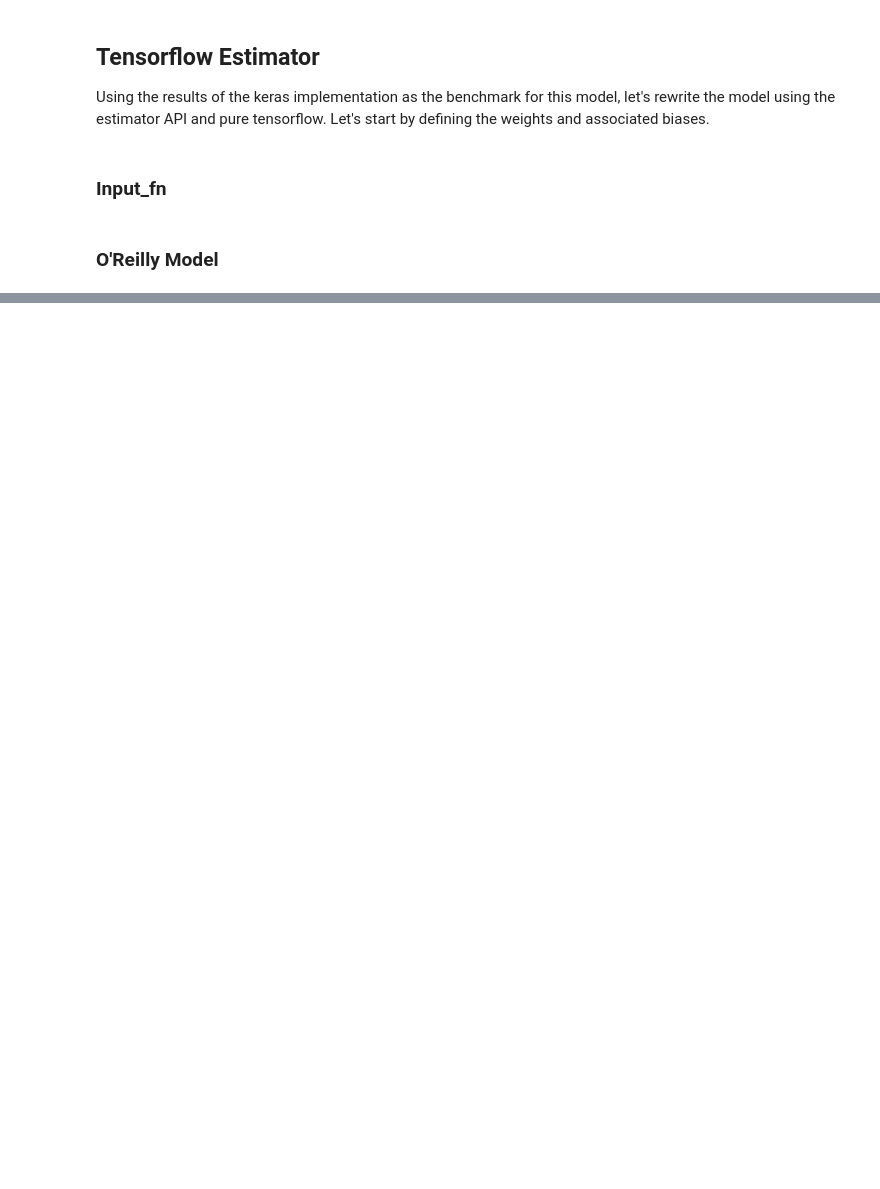
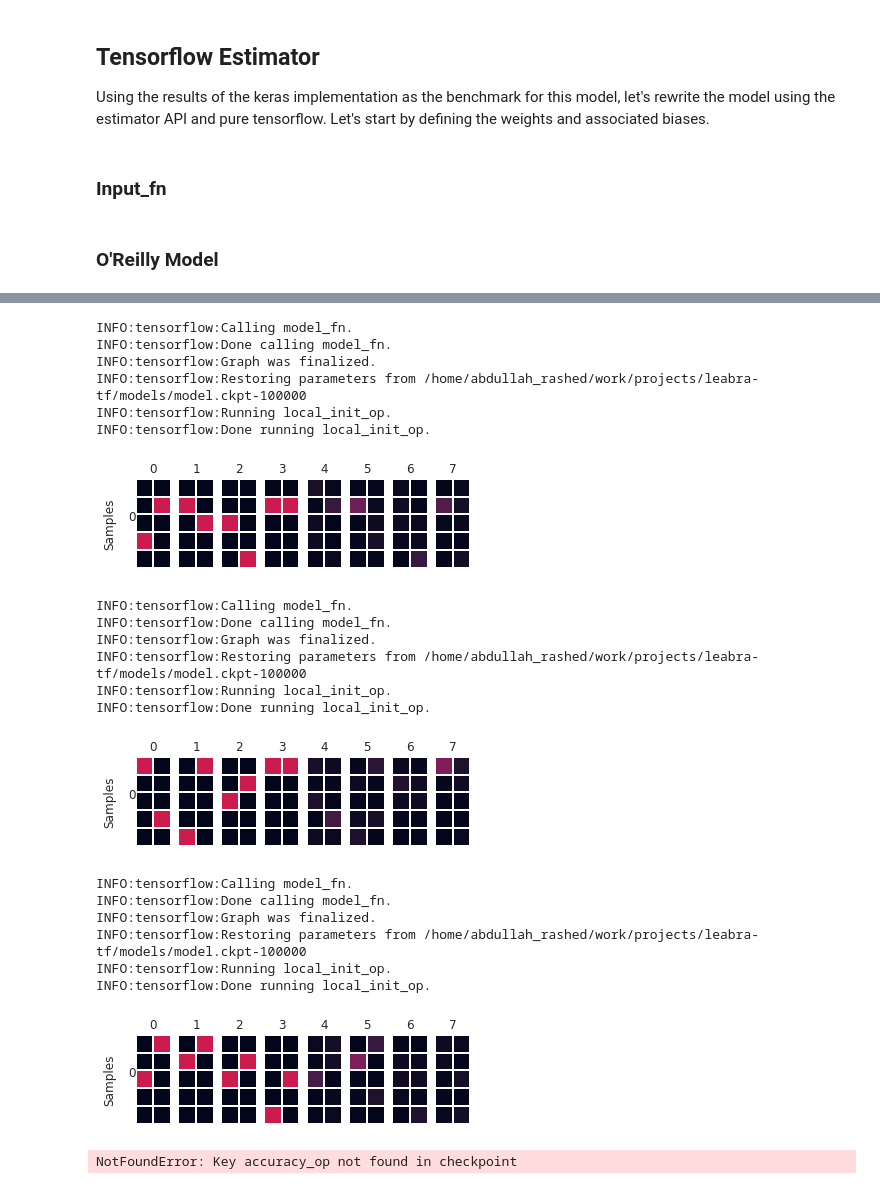
Before and after one commit to apra93/leabra-tf, a Jupyter notebook: docs/source/notebooks/0.3-BP-Model-in-Tensorflow.ipynb, the cells around one changed output, grey strips where cells are left out. Drawn from its saved outputs; the diff is of its cells as text; code cells hidden in the pictures; blank space fills up the shorter version.

```diff
--- a/docs/source/notebooks/0.3-BP-Model-in-Tensorflow.ipynb
+++ b/docs/source/notebooks/0.3-BP-Model-in-Tensorflow.ipynb
@@ -227,9 +221,9 @@ def oreilly_model(inputs):
     # Reshape for hidden layer
     x = tf.reshape(x, shape=[-1, N_INPUTS])
     # Single hidden layer
-    x = tf.sigmoid(x * weights['h1'] + biases['b1'])
+    x = tf.layers.dense(x, N_HIDDEN_1, activation='sigmoid')
     # Output layer
-    x = tf.sigmoid(x * weights['out'] + biases['out'])
+    x = tf.layers.dense(x, N_OUTPUTS, activation='sigmoid')
     # Reshape for labels
     return tf.reshape(x, shape=[-1, STACK, SIZE, DIMS])
 # %%
@@ -242,8 +236,8 @@ def oreilly_model_fn(features, labels, mode):
         return tf.estimator.EstimatorSpec(mode, predictions=logits)
 
     # Define loss and optimizer
-    loss_op = tf.reduce_mean(tf.nn.cross_entropy_with_logits_v2(
-        logits=logits, labels=labels))
+    loss_op = tf.reduce_mean(tf.nn.sigmoid_cross_entropy_with_logits(
+        logits=logits, labels=tf.cast(labels, tf.float32)))
     optimizer = tf.train.GradientDescentOptimizer(learning_rate=ALPHA)
     train_op = optimizer.minimize(loss_op, global_step=tf.train.get_global_step())
 
@@ -257,14 +251,11 @@ def oreilly_model_fn(features, labels, mode):
       predictions=logits,
       loss=loss_op,
       train_op=train_op,
-      eval_metric_ops={'accuracy': acc_op})
+      eval_metric_ops={'accuracy': accuracy_op})
 
     return estim_specs
 # %%
 # Build the Estimator
-with tf.Session() as sess:
-    sess.run(tf.global_variables_initializer())
-    model = tf.estimator.Estimator(oreilly_model_fn)
-    model.train(input_fn_train)
+model = tf.estimator.Estimator(oreilly_model_fn, model_dir=DIR_MODELS)
 # %% [output]
 INFO:tensorflow:Using default config.
@@ -290,0 +269,5 @@ ValueError: Tensor("Variable_8:0", shape=(100, 100), dtype=float32_ref) must be
+# %%
+%%time
+long_train_fn = input_fn_train
+long_train_fn.num_epochs = 10*EPOCHS
+model.train(long_train_fn)
@@ -290,0 +292,39 @@ ValueError: Tensor("Variable_8:0", shape=(100, 100), dtype=float32_ref) must be
+# %%
+def visualize_model(model, n_tests=3):
+    for _ in range(n_tests):
+        visualization_y = cg.generate_labels()
+        visualization_x = cg.inverse_transform(visualization_y)
+        input_fn = tf.estimator.inputs.numpy_input_fn(
+            x={'inputs': visualization_x}, y=visualization_x,
+            batch_size=BATCH_SIZE, shuffle=False)
+        predicted_y = np.array(list(model.predict(input_fn)))
+        cgh.heatmap(visualization_y, predicted_y)
+        plt.show()
+
+visualize_model(model)
+# %% [output]
+INFO:tensorflow:Calling model_fn.
+INFO:tensorflow:Done calling model_fn.
+INFO:tensorflow:Graph was finalized.
+INFO:tensorflow:Restoring parameters from /home/abdullah_rashed/work/projects/leabra-tf/models/model.ckpt-100000
+INFO:tensorflow:Running local_init_op.
+INFO:tensorflow:Done running local_init_op.
+[figure, added]
+INFO:tensorflow:Calling model_fn.
+INFO:tensorflow:Done calling model_fn.
+INFO:tensorflow:Graph was finalized.
+INFO:tensorflow:Restoring parameters from /home/abdullah_rashed/work/projects/leabra-tf/models/model.ckpt-100000
+INFO:tensorflow:Running local_init_op.
+INFO:tensorflow:Done running local_init_op.
+[figure, added]
+INFO:tensorflow:Calling model_fn.
+INFO:tensorflow:Done calling model_fn.
+INFO:tensorflow:Graph was finalized.
+INFO:tensorflow:Restoring parameters from /home/abdullah_rashed/work/projects/leabra-tf/models/model.ckpt-100000
+INFO:tensorflow:Running local_init_op.
+INFO:tensorflow:Done running local_init_op.
+[figure, added]
+# %%
+model.get_variable_value('accuracy_op')
+# %% [output]
+NotFoundError: Key accuracy_op not found in checkpoint
```
Also changed, not shown: parts of 8 cells of this notebook.
